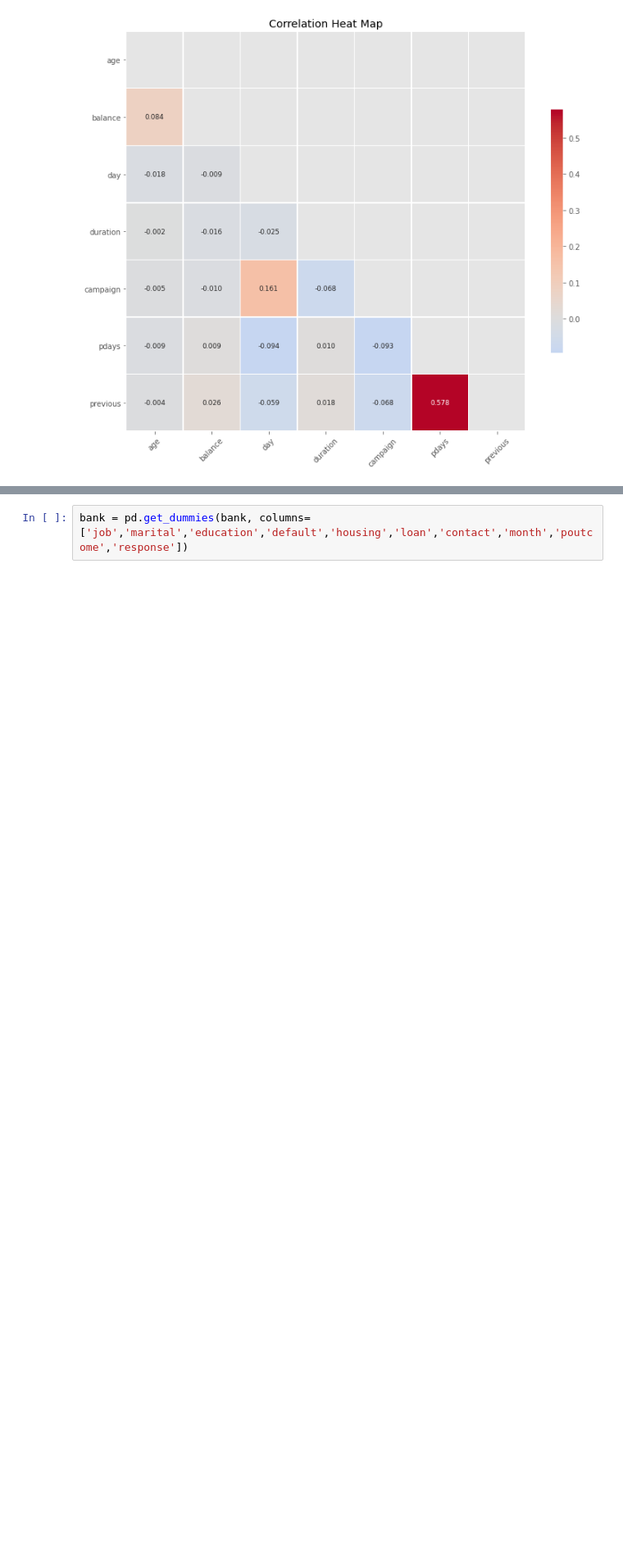
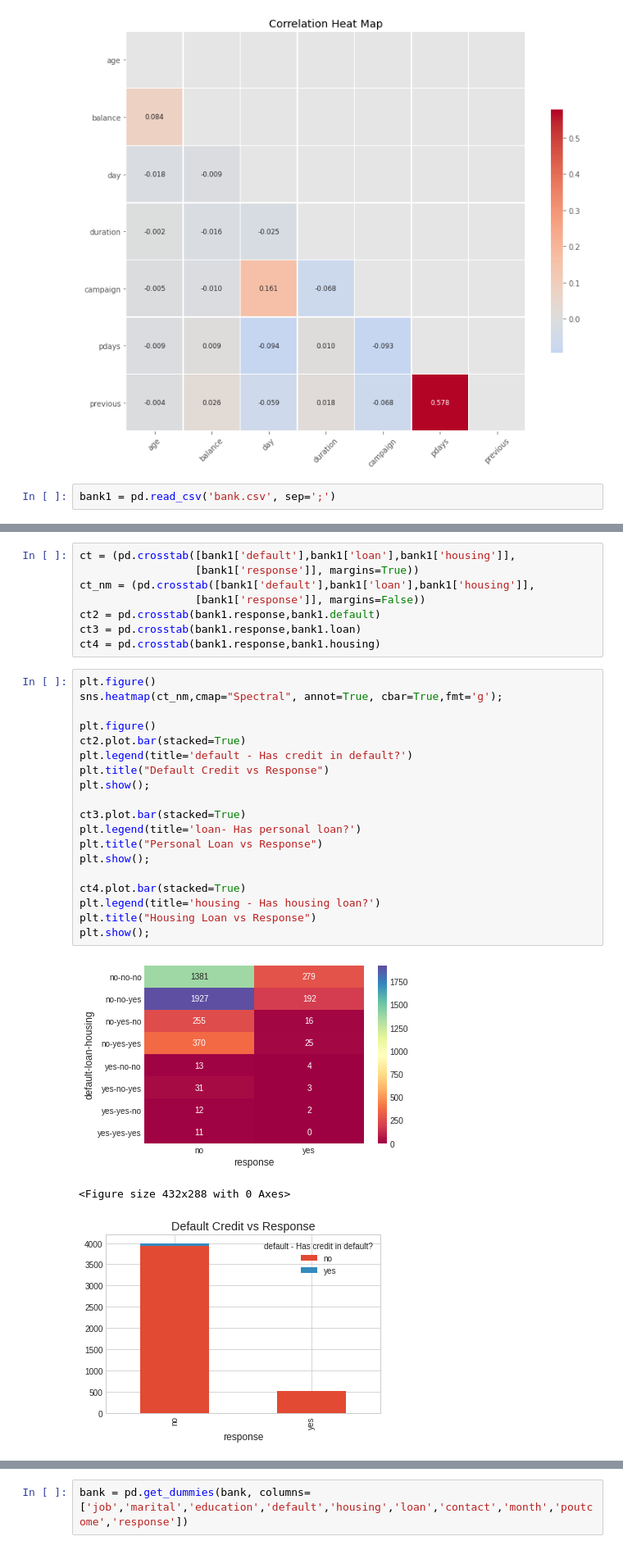
Before and after one commit to christophercallaghan2022/MSDS422, a Jupyter notebook: Copy_of_Assignment_3.ipynb, the cells around one changed output, grey strips where cells are left out. Shown at 82% size. Saved outputs shown, nothing was run; the diff lists cells and outputs as text; blank space fills up the shorter version.

```diff
--- a/Copy_of_Assignment_3.ipynb
+++ b/Copy_of_Assignment_3.ipynb
@@ -221,3 +221,5 @@ corr_chart(df_corr = bank)
 # %% [output]
 <Figure size 432x288 with 0 Axes>
 [figure]
+# %%
+bank1 = pd.read_csv('bank.csv', sep=';')
@@ -223,0 +266,31 @@ corr_chart(df_corr = bank)
+# %%
+ct = (pd.crosstab([bank1['default'],bank1['loan'],bank1['housing']],
+                  [bank1['response']], margins=True))
+ct_nm = (pd.crosstab([bank1['default'],bank1['loan'],bank1['housing']],
+                  [bank1['response']], margins=False))
+ct2 = pd.crosstab(bank1.response,bank1.default)
+ct3 = pd.crosstab(bank1.response,bank1.loan)
+ct4 = pd.crosstab(bank1.response,bank1.housing)
+# %%
+plt.figure()
+sns.heatmap(ct_nm,cmap="Spectral", annot=True, cbar=True,fmt='g');
+
+plt.figure()
+ct2.plot.bar(stacked=True)
+plt.legend(title='default - Has credit in default?')
+plt.title("Default Credit vs Response")
+plt.show();
+
+ct3.plot.bar(stacked=True)
+plt.legend(title='loan- Has personal loan?')
+plt.title("Personal Loan vs Response")
+plt.show();
+
+ct4.plot.bar(stacked=True)
+plt.legend(title='housing - Has housing loan?')
+plt.title("Housing Loan vs Response")
+plt.show();
+# %% [output]
+[figure, added]
+<Figure size 432x288 with 0 Axes>
+[figure, added]
```
Also changed, not shown: parts of 8 cells of this notebook.
